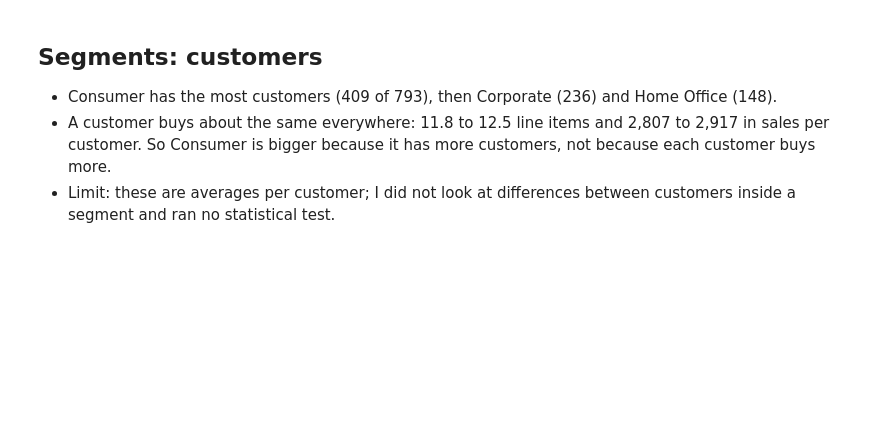
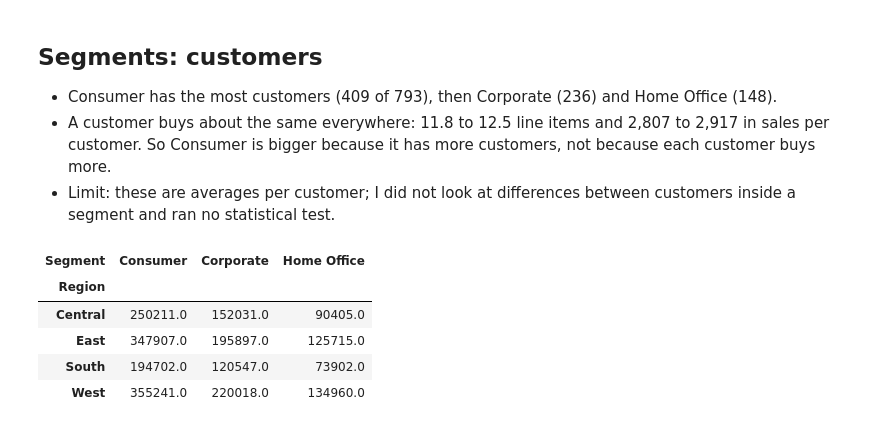
Before and after one commit to Bilal-data/superstore-sales-analysis, a Jupyter notebook: superstore_sales_analysis.ipynb, the cells around one changed output. Drawn from its saved outputs; the diff is of its cells as text; code cells hidden in the pictures; blank space fills up the shorter version.

Commit message:
Add segments by region

```diff
--- a/superstore_sales_analysis.ipynb
+++ b/superstore_sales_analysis.ipynb
@@ -300,3 +300,14 @@ by_seg
 - Consumer has the most customers (409 of 793), then Corporate (236) and Home Office (148).
 - A customer buys about the same everywhere: 11.8 to 12.5 line items and 2,807 to 2,917 in sales per customer. So Consumer is bigger because it has more customers, not because each customer buys more.
 - Limit: these are averages per customer; I did not look at differences between customers inside a segment and ran no statistical test.
+# %%
+rs = sales.pivot_table(index="Region", columns="Segment",
+                       values="Sales", aggfunc="sum").round(0)
+rs
+# %% [output]
+| Segment | Consumer | Corporate | Home Office |
+| Region |  |  |  |
+| Central | 250211.0 | 152031.0 | 90405.0 |
+| East | 347907.0 | 195897.0 | 125715.0 |
+| South | 194702.0 | 120547.0 | 73902.0 |
+| West | 355241.0 | 220018.0 | 134960.0 |
```
Also changed, not shown: parts of 3 cells of this notebook.
